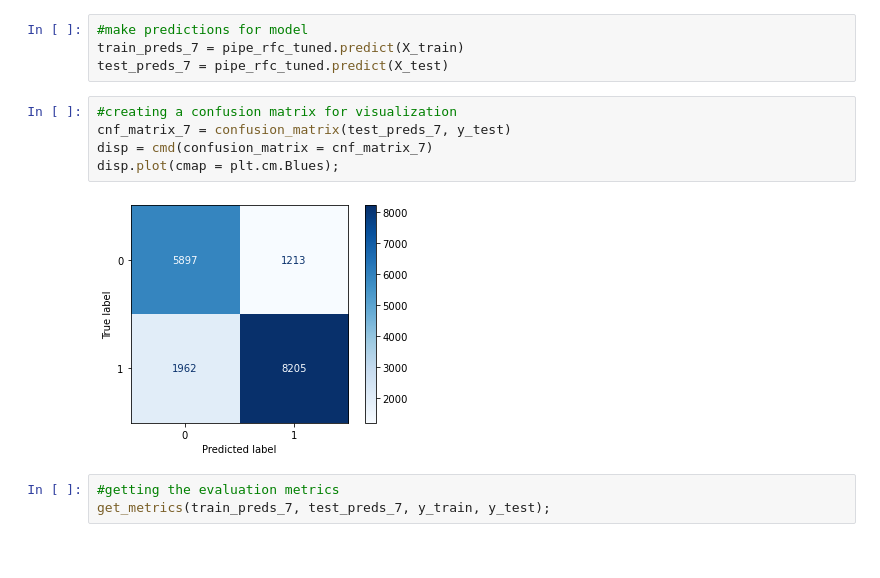
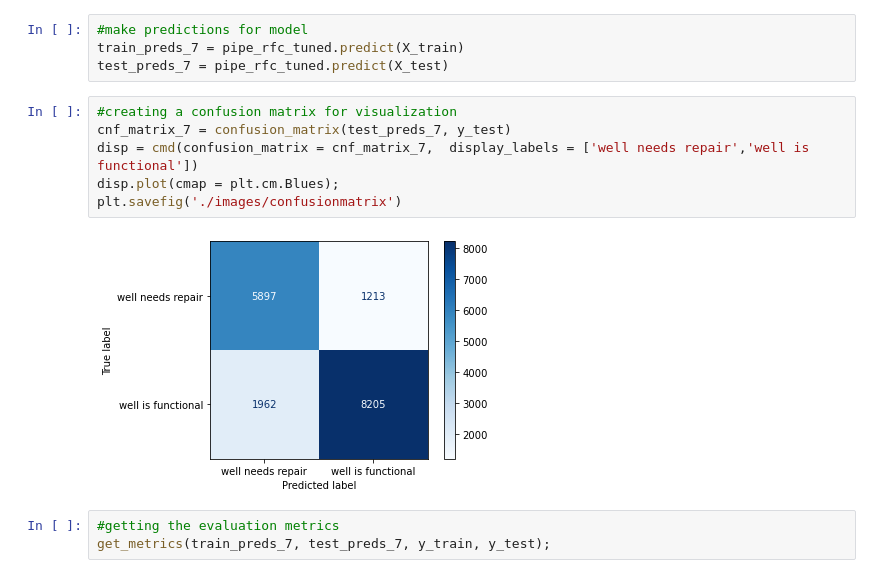
Before and after one commit to moseskuriia/TanzanianWaterWells, a Jupyter notebook: TanzanianWaterWells.ipynb, the cells around one changed output. Drawn from its saved outputs; the diff is of its cells as text.

```diff
--- a/TanzanianWaterWells.ipynb
+++ b/TanzanianWaterWells.ipynb
@@ -1073,10 +1073,11 @@ test_preds_7 = pipe_rfc_tuned.predict(X_test)
 # %%
 #creating a confusion matrix for visualization
 cnf_matrix_7 = confusion_matrix(test_preds_7, y_test)
-disp = cmd(confusion_matrix = cnf_matrix_7)
+disp = cmd(confusion_matrix = cnf_matrix_7,  display_labels = ['well needs repair','well is functional'])
 disp.plot(cmap = plt.cm.Blues);
+plt.savefig('./images/confusionmatrix')
 # %% [output]
-[figure, old version]
+[figure, new version]
 # %%
 #getting the evaluation metrics
 get_metrics(train_preds_7, test_preds_7, y_train, y_test);
```
Also changed, not shown: parts of 13 cells of this notebook, 4 other files.
